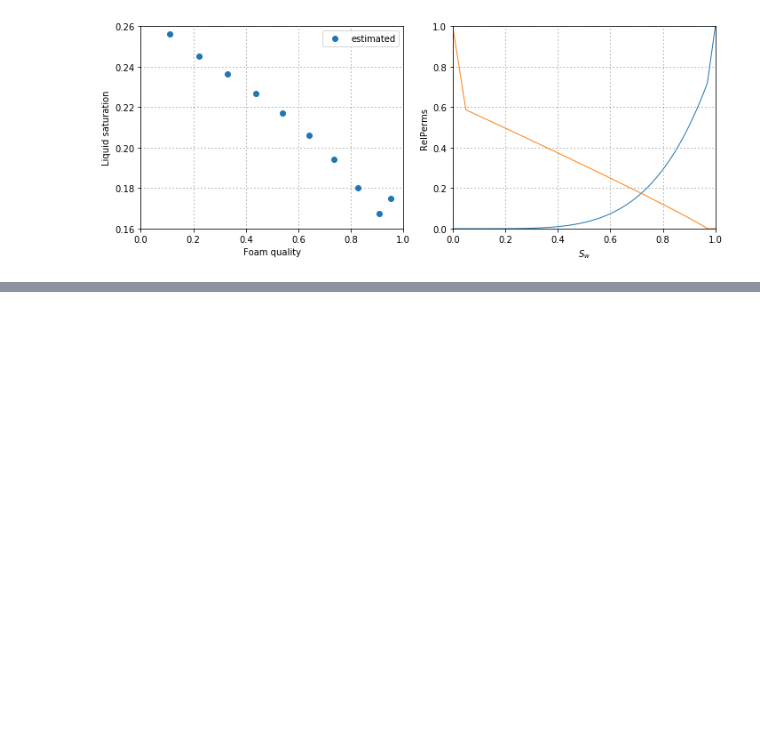
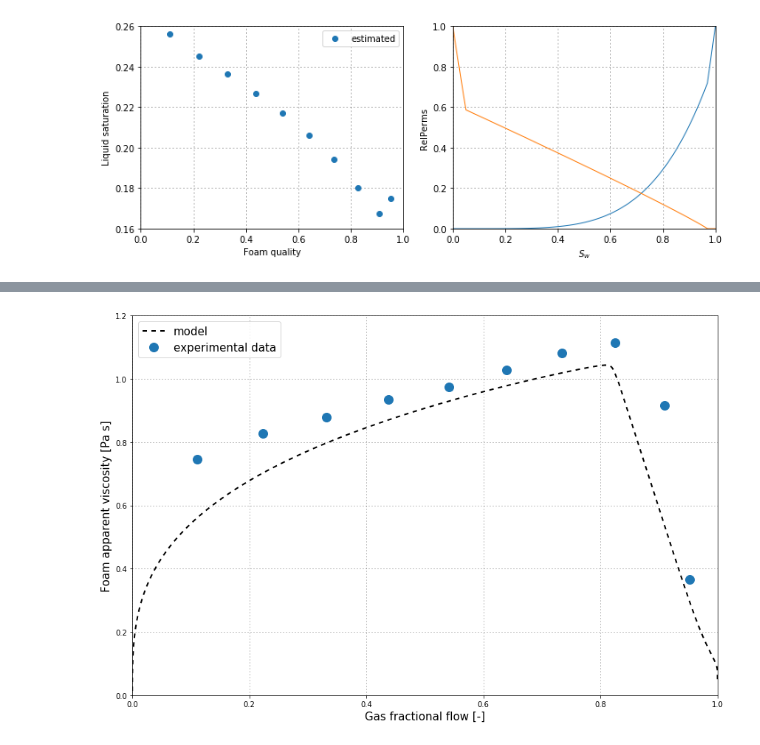
Before and after one commit to skahroba/FoamModel-ParameterFitting, a Jupyter notebook: FoamModel_ParameterFitting_fiveParam.ipynb, the cells around one changed output, grey strips where cells are left out. Drawn from its saved outputs; the diff is of its cells as text; code cells hidden in the pictures; blank space fills up the shorter version.

```diff
--- a/FoamModel_ParameterFitting_fiveParam.ipynb
+++ b/FoamModel_ParameterFitting_fiveParam.ipynb
@@ -420 +415,43 @@ print(param_ls)
+# %%
+# Fit visualization
+sw_val1 = np.append(np.linspace(0.0, np.min(sw_exp), 300),
+                     np.linspace(np.min(sw_exp)+np.finfo(float).eps, np.max(sw_exp), 300))
+sw_val = np.append(sw_val1, np.linspace(np.max(sw_exp) + np.finfo(float).eps, 1.0, 300))
+
+n1 = np.size(sw_val)
+muf_ls = np.ndarray(shape = (n1,1), buffer = np.zeros((n1, 1)),
+                     dtype= float)
+u_min = np.min(data['ut'])
+u_max = np.max(data['ut'])
+u_ave = float(np.mean(data['ut']))
+
+F22 = [foam_param_ls[0, 0], foam_param_ls[1, 0], foam_param_ls[2, 0]]
+F52 = [foam_param_ls[3, 0], foam_param_ls[4, 0]]
+
+r = 0
+for s in sw_val:
+    ss = np.ndarray(shape = (1,),dtype=float)
+    ss[0] = s
+    def fmu2(x):
+        return float(x - muf_mod_f2f5(ss, F22, F52, x, u_ave))
+
+    sol = optimize.root(fmu2, 0.9)
+    muf_ls[r, 0] = sol.x
+    r = r + 1
+
+fg_ls = fg_mod_f2f5(sw_val, F22, F52, muf_ls, u_ave)
+muf_mod_ls = muf_mod_f2f5(sw_val, F22, F52, muf_ls, u_ave)
+
+plt.figure(figsize=[12,8])
+plt.plot(fg_ls, muf_mod_ls, "k--", linewidth=2,label='model')
+plt.plot(data['fg'], data['mu_tot'], "o",markersize =12,label='experimental data')
+plt.ylabel("Foam apparent viscosity [Pa s]",fontsize=15)
+plt.xlabel("Gas fractional flow [-]",fontsize=15)
+plt.grid()
+plt.tight_layout()
+plt.legend(fontsize=15)
+
+plt.show()
+# %% [output]
+[figure, added]
 # %%
```
Also changed, not shown: parts of 8 cells of this notebook, 1 other file.
